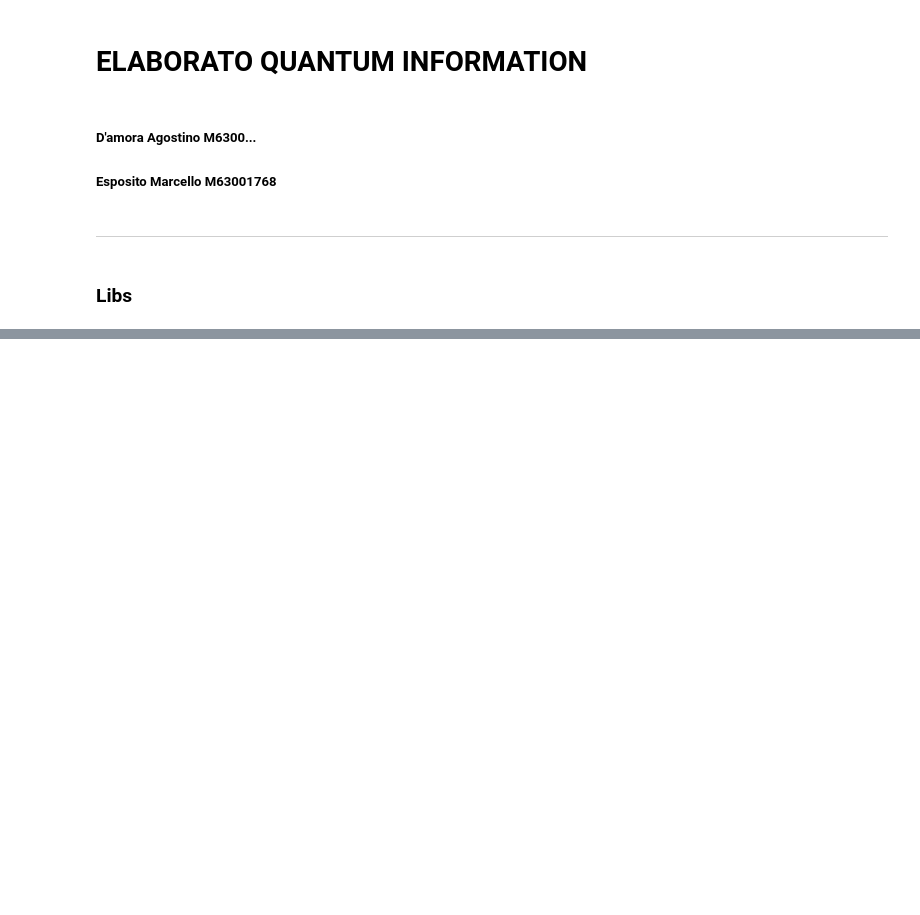
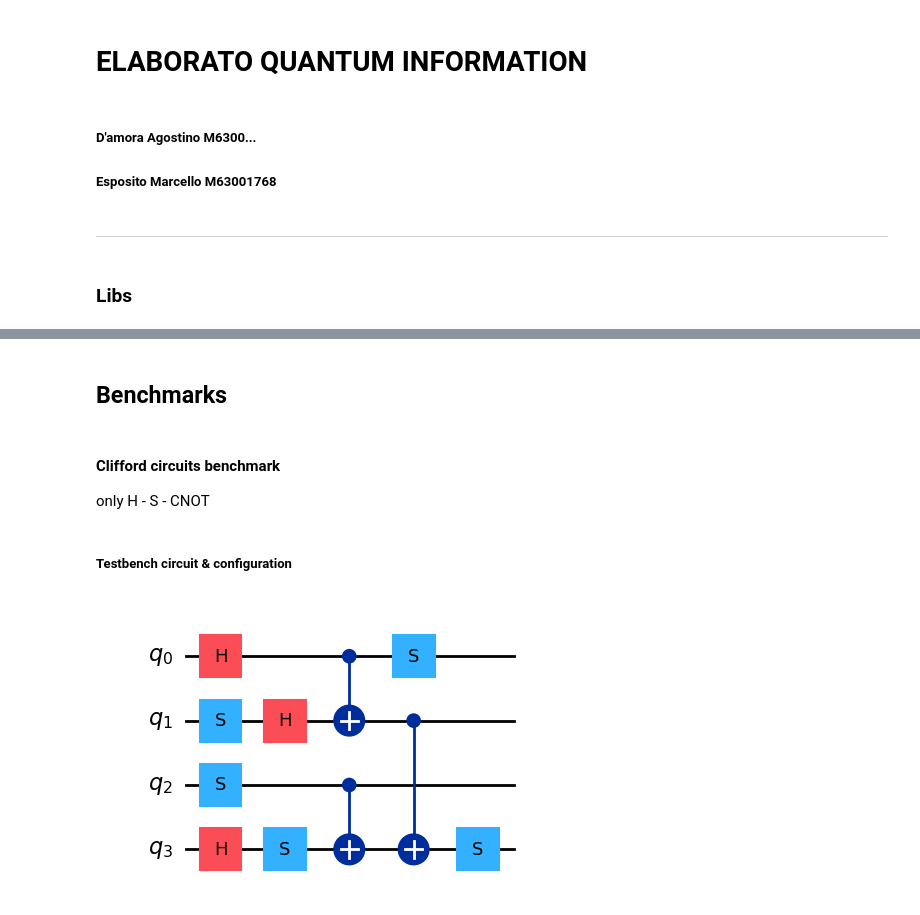
Before and after one commit to Moriarty2002/quantum-information, a Jupyter notebook: src/elaborato.ipynb, the cells around one changed output, grey strips where cells are left out. Saved outputs shown, nothing was run; the diff lists cells and outputs as text; code cells hidden in the pictures; blank space fills up the shorter version.

Commit message:
Start benchmarks

```diff
--- a/src/elaborato.ipynb
+++ b/src/elaborato.ipynb
@@ -24,0 +316,2 @@ from qiskit.quantum_info import partial_trace, Statevector, DensityMatrix, Opera
+# %% [markdown]
+<h2>Benchmarks</h2>
@@ -24,0 +322,4 @@ from qiskit.quantum_info import partial_trace, Statevector, DensityMatrix, Opera
+# %% [markdown]
+<h4>Clifford circuits benchmark</h4> only H - S - CNOT
+# %% [markdown]
+<h5>Testbench circuit & configuration</h5>
@@ -24,0 +328,27 @@ from qiskit.quantum_info import partial_trace, Statevector, DensityMatrix, Opera
+# %%
+qc = QuantumCircuit(4)
+
+# Layer 1
+qc.h(0)
+qc.s(1)
+qc.s(2)
+qc.h(3)
+
+# Layer 2
+qc.h(1)
+qc.s(3)
+
+# Layer 3
+qc.cx(0, 1)
+qc.cx(2, 3)
+
+# Layer 4
+qc.cx(1, 3)
+qc.s(0)
+
+# Layer 5
+qc.s(3)
+
+qc.draw('mpl')
+# %% [output]
+[figure, added]
```
Also changed, not shown: parts of 46 cells of this notebook, 2 other files.
